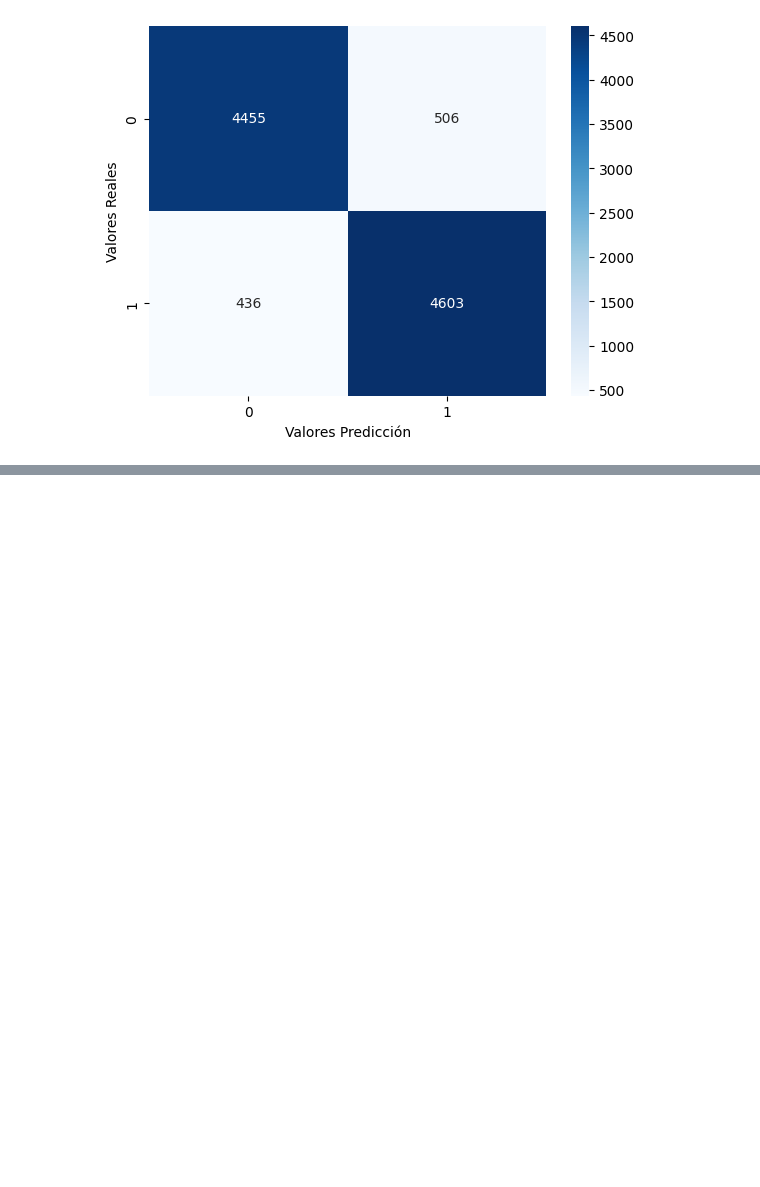
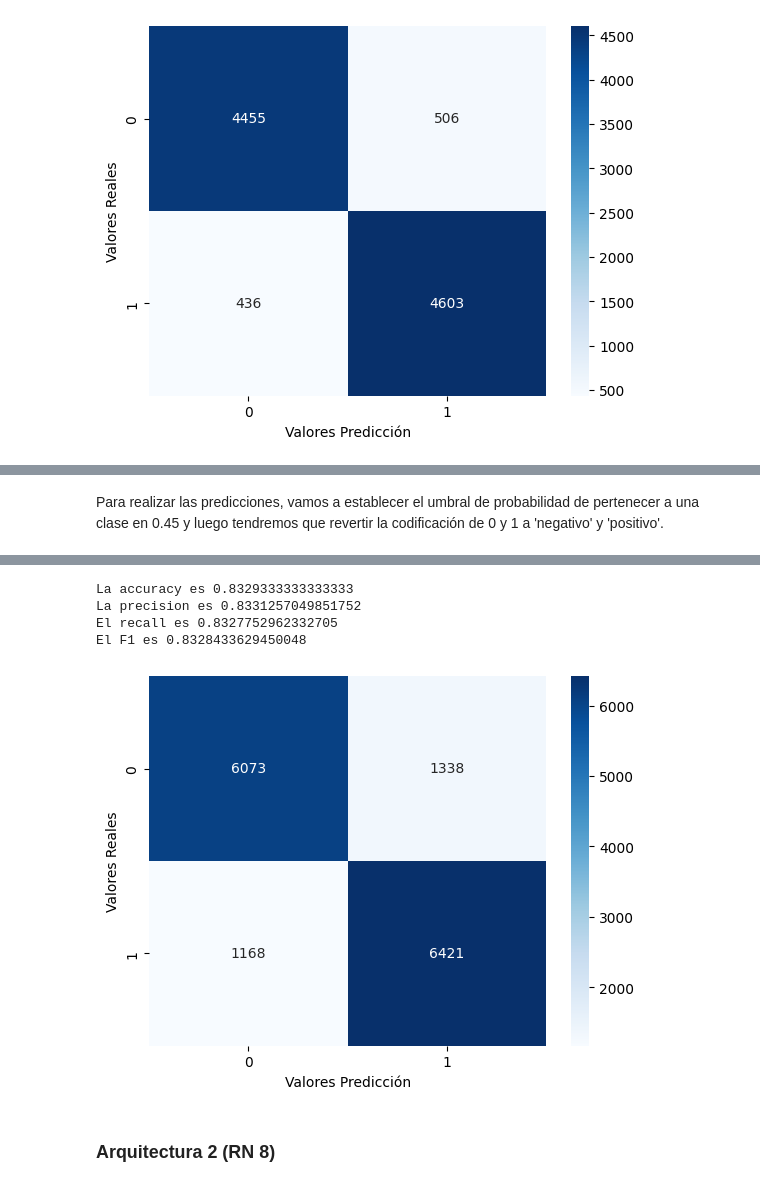
Before and after one commit to mrinkspot/Data-Science-and-Machine-Learning-Projects, a Jupyter notebook: TP2/7506R_TP2_GRUPO20_ENTREGA_N1.ipynb, the cells around one changed output, grey strips where cells are left out. Cells and saved outputs as stored; diff of their text form; code cells hidden in the pictures; blank space fills up the shorter version.

Commit message:
modelos redes neuronales

```diff
--- a/TP2/7506R_TP2_GRUPO20_ENTREGA_N1.ipynb
+++ b/TP2/7506R_TP2_GRUPO20_ENTREGA_N1.ipynb
@@ -1043,0 +1142,4 @@ El F1 es 0.905779361911433
+# %%
+encoder = LabelEncoder()
+y_train_encoded = encoder.fit_transform(y_train)
+y_test_encoded = encoder.fit_transform(y_test)
@@ -1043,0 +1162,10 @@ El F1 es 0.905779361911433
+# %%
+modelo = Sequential()
+modelo.add(Embedding(10000, 100, input_length=longitud_secuencia))
+modelo.add(Flatten())
+modelo.add(Dense(32, activation='relu'))
+modelo.add(Dense(1, activation='sigmoid'))
+
+modelo.compile(optimizer='adam', loss='binary_crossentropy', metrics=[get_f1])
+
+modelo.fit(X_train, y_train_encoded, epochs=5, batch_size=32, validation_data=(X_test, y_test_encoded))
@@ -1043,0 +1184,8 @@ El F1 es 0.905779361911433
+# %% [markdown]
+Para realizar las predicciones, vamos a establecer el umbral de probabilidad de pertenecer a una clase en 0.45 y luego tendremos que revertir la codificación de 0 y 1 a 'negativo' y 'positivo'.
+# %%
+y_pred_norm_encoded = modelo.predict(X_test)
+y_pred_encoded = np.where(y_pred_norm_encoded > 0.45, 1, 0)
+y_pred = encoder.inverse_transform(y_pred_encoded)
+mostrar_metricas(y_test, y_pred)
+# %% [output]
@@ -1043,0 +1193,7 @@ El F1 es 0.905779361911433
+La accuracy es 0.8329333333333333
+La precision es 0.8331257049851752
+El recall es 0.8327752962332705
+El F1 es 0.8328433629450048
+[figure, added]
+# %% [markdown]
+### Arquitectura 2 (RN 8)
```
Also changed, not shown: parts of 45 cells of this notebook.
